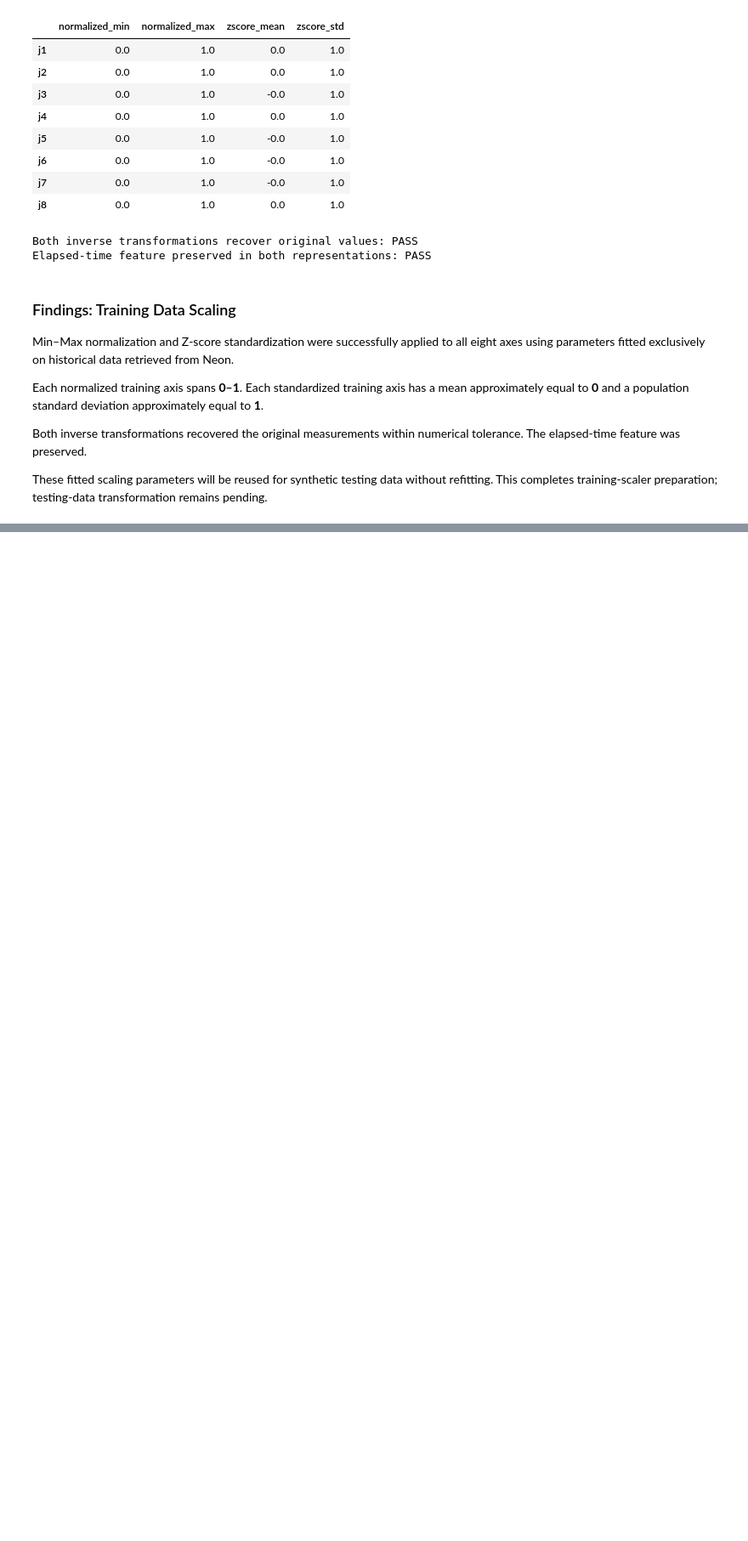
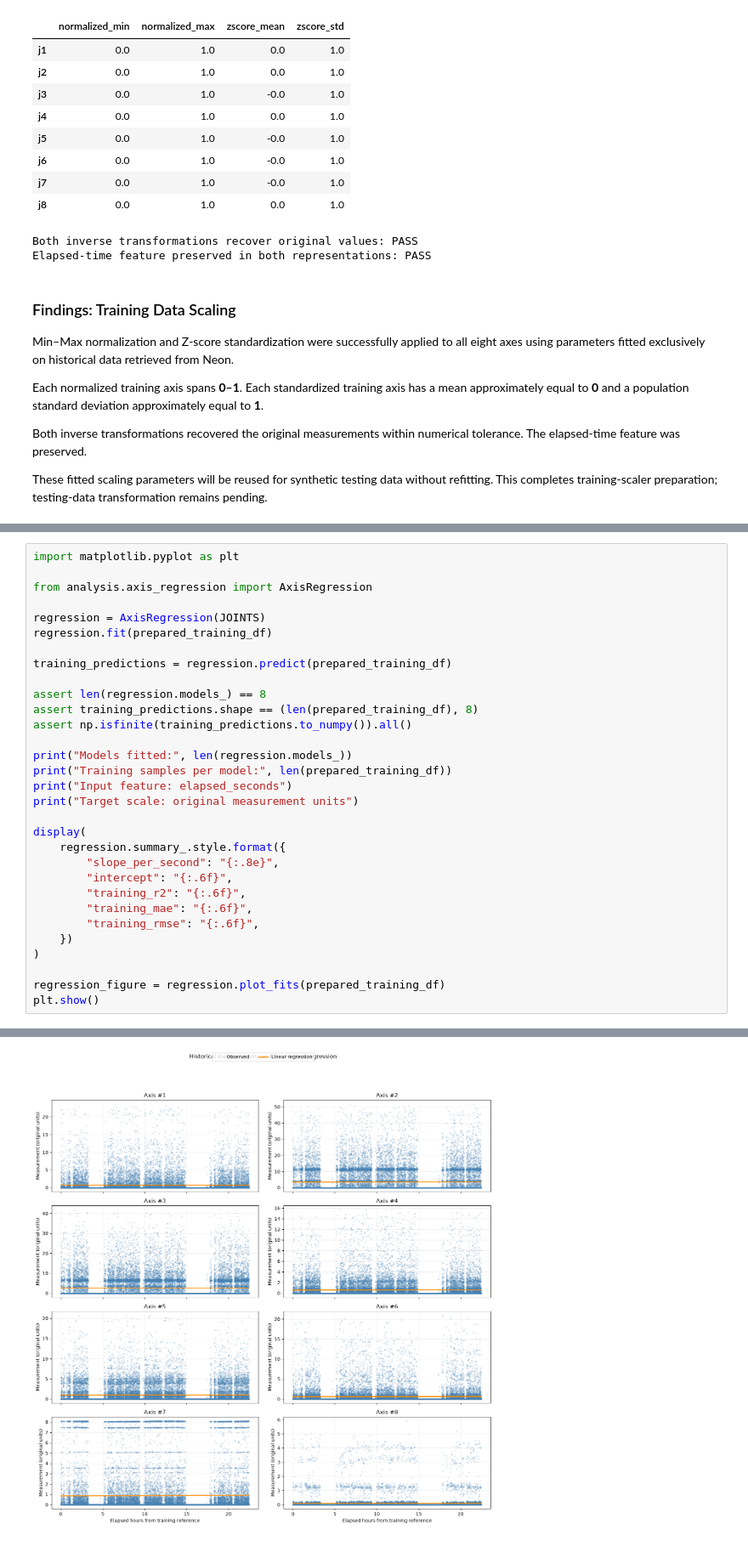
Before and after one commit to UbaidUllah777/DataStreamVisualization-regression-based-anomaly-detection, a Jupyter notebook: Regression_Anomaly_Detection.ipynb, the cells around one changed output, grey strips where cells are left out. Shown at 85% size. Saved outputs shown, nothing was run; the diff lists cells and outputs as text; blank space fills up the shorter version.

Commit message:
Add eight axis regression models and document fit limitations

```diff
--- a/Regression_Anomaly_Detection.ipynb
+++ b/Regression_Anomaly_Detection.ipynb
@@ -326,0 +345,32 @@ These fitted scaling parameters will be reused for synthetic testing data withou
+# %%
+import matplotlib.pyplot as plt
+
+from analysis.axis_regression import AxisRegression
+
+regression = AxisRegression(JOINTS)
+regression.fit(prepared_training_df)
+
+training_predictions = regression.predict(prepared_training_df)
+
+assert len(regression.models_) == 8
+assert training_predictions.shape == (len(prepared_training_df), 8)
+assert np.isfinite(training_predictions.to_numpy()).all()
+
+print("Models fitted:", len(regression.models_))
+print("Training samples per model:", len(prepared_training_df))
+print("Input feature: elapsed_seconds")
+print("Target scale: original measurement units")
+
+display(
+    regression.summary_.style.format({
+        "slope_per_second": "{:.8e}",
+        "intercept": "{:.6f}",
+        "training_r2": "{:.6f}",
+        "training_mae": "{:.6f}",
+        "training_rmse": "{:.6f}",
+    })
+)
+
+regression_figure = regression.plot_fits(prepared_training_df)
+plt.show()
+# %% [output]
@@ -326,0 +391 @@ These fitted scaling parameters will be reused for synthetic testing data withou
+[figure, added]
```
Also changed, not shown: parts of 2 cells of this notebook, 2 other files.
